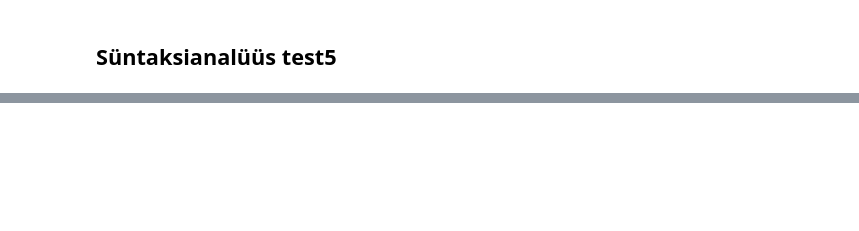
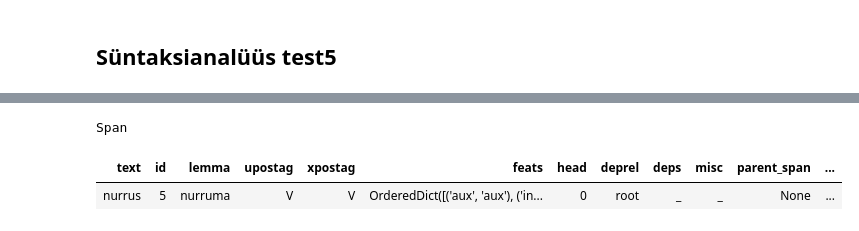
Before and after one commit to estnltk/presentation, a Jupyter notebook: 2023-xxx-media-monitoring/06_Süntaksianalüüs test5.ipynb, the cells around one changed output, grey strips where cells are left out. Drawn from its saved outputs; the diff is of its cells as text; code cells hidden in the pictures; blank space fills up the shorter version.

```diff
--- a/2023-xxx-media-monitoring/06_Süntaksianalüüs test5.ipynb
+++ b/2023-xxx-media-monitoring/06_Süntaksianalüüs test5.ipynb
@@ -12,0 +93,8 @@ ValueError: (!) File downloadable from 'https://object.hpc.ut.ee/ladu.keeleressu
+# %%
+# Võetud spani ülemus (juur)
+parent = text.stanza_ensemble_syntax.get(span)['parent_span']
+parent
+# %% [output]
+Span
+| text | id | lemma | upostag | xpostag | feats | head | deprel | deps | misc | parent_span | ... |
+| nurrus | 5 | nurruma | V | V | OrderedDict([('aux', 'aux'), ('in... | 0 | root | _ | _ | None | ... |
```
Also changed, not shown: parts of 42 cells of this notebook.
